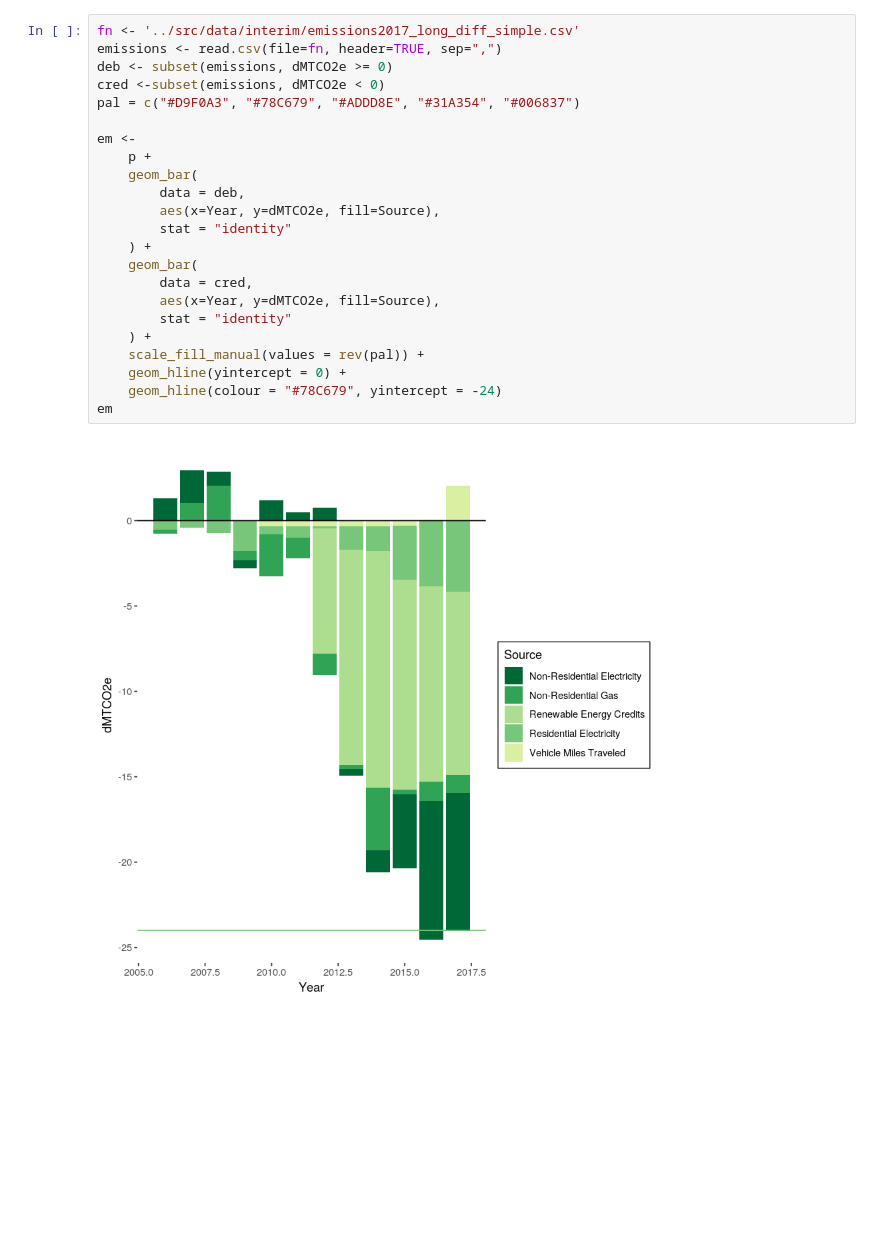
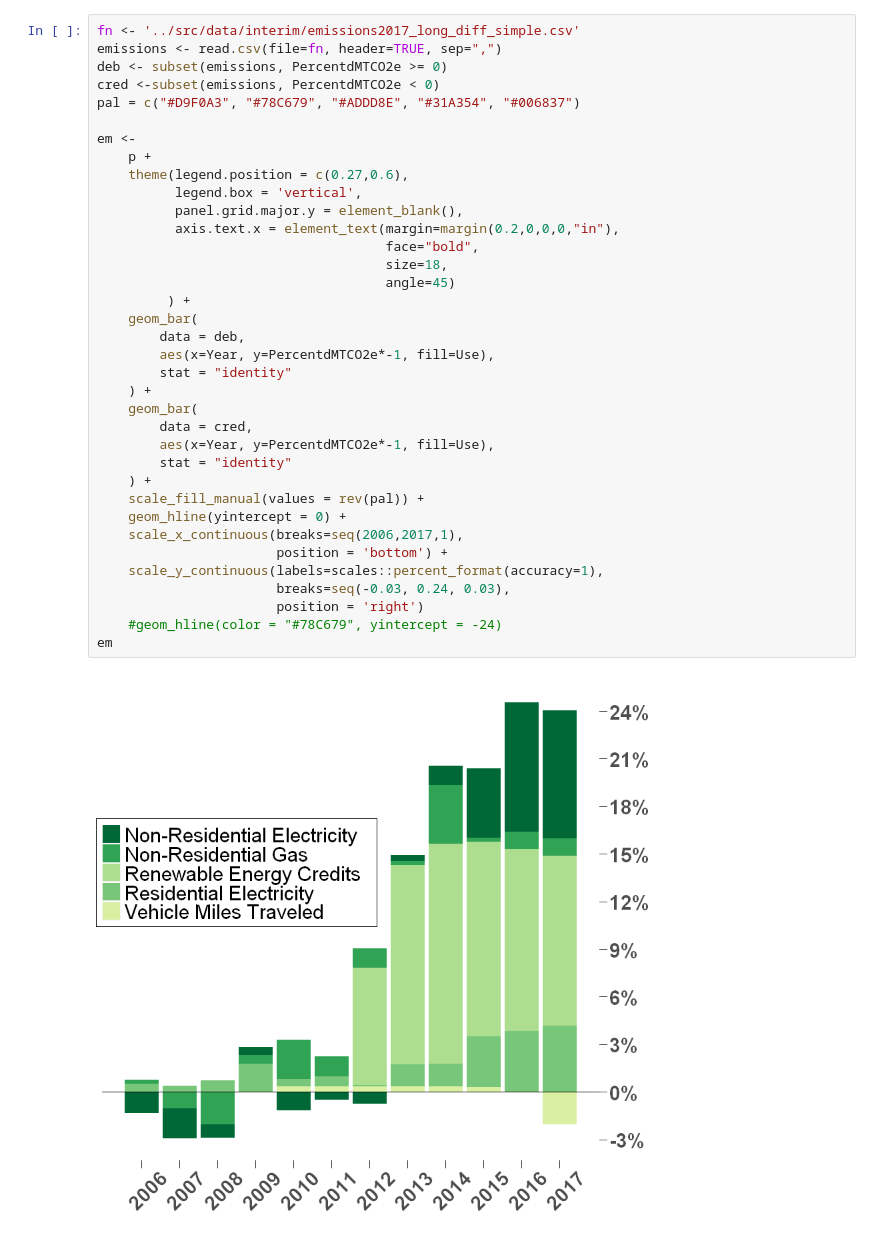
Before and after one commit to ACiDS-NU/evanston_viz_2019, a Jupyter notebook: notebooks/R_barplots.ipynb, the cells around one changed output. Drawn from its saved outputs; the diff is of its cells as text; blank space fills up the shorter version.

```diff
--- a/notebooks/R_barplots.ipynb
+++ b/notebooks/R_barplots.ipynb
@@ -40,26 +49,39 @@ Saving 6.67 x 6.67 in image
 # %%
 fn <- '../src/data/interim/emissions2017_long_diff_simple.csv'
 emissions <- read.csv(file=fn, header=TRUE, sep=",")
-deb <- subset(emissions, dMTCO2e >= 0)
-cred <-subset(emissions, dMTCO2e < 0)
+deb <- subset(emissions, PercentdMTCO2e >= 0)
+cred <-subset(emissions, PercentdMTCO2e < 0)
 pal = c("#D9F0A3", "#78C679", "#ADDD8E", "#31A354", "#006837")
 
 em <-
     p +
+    theme(legend.position = c(0.27,0.6),
+          legend.box = 'vertical',
+          panel.grid.major.y = element_blank(),
+          axis.text.x = element_text(margin=margin(0.2,0,0,0,"in"),
+                                     face="bold",
+                                     size=18,
+                                     angle=45)
+         ) +
     geom_bar(
         data = deb,
-        aes(x=Year, y=dMTCO2e, fill=Source),
+        aes(x=Year, y=PercentdMTCO2e*-1, fill=Use),
         stat = "identity"
     ) +
     geom_bar(
         data = cred,
-        aes(x=Year, y=dMTCO2e, fill=Source),
+        aes(x=Year, y=PercentdMTCO2e*-1, fill=Use),
         stat = "identity"
     ) +
     scale_fill_manual(values = rev(pal)) +
     geom_hline(yintercept = 0) +
-    geom_hline(colour = "#78C679", yintercept = -24)
+    scale_x_continuous(breaks=seq(2006,2017,1),
+                       position = 'bottom') +
+    scale_y_continuous(labels=scales::percent_format(accuracy=1),
+                       breaks=seq(-0.03, 0.24, 0.03),
+                       position = 'right')
+    #geom_hline(color = "#78C679", yintercept = -24)
 em
 # %% [output]
-[figure, old version]
+[figure, new version]
 # %%
```
Also changed, not shown: parts of 3 cells of this notebook, 23 other files.
